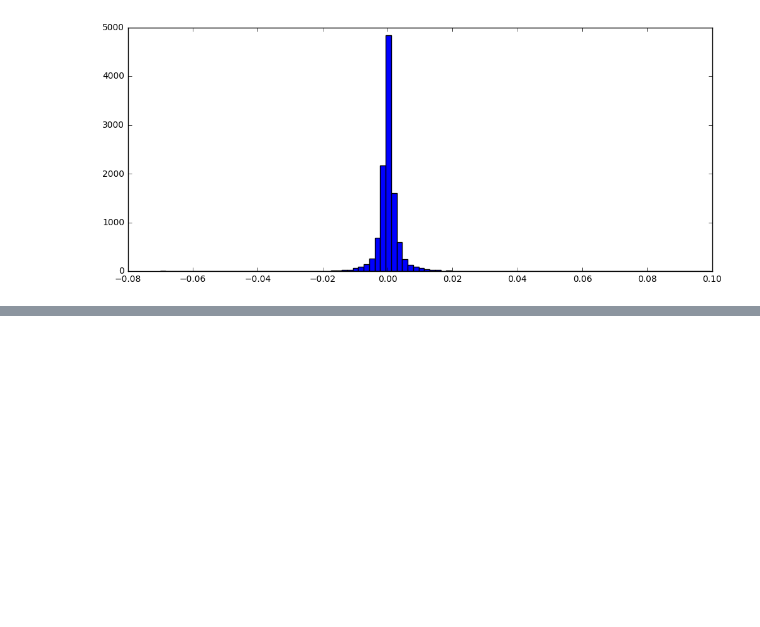
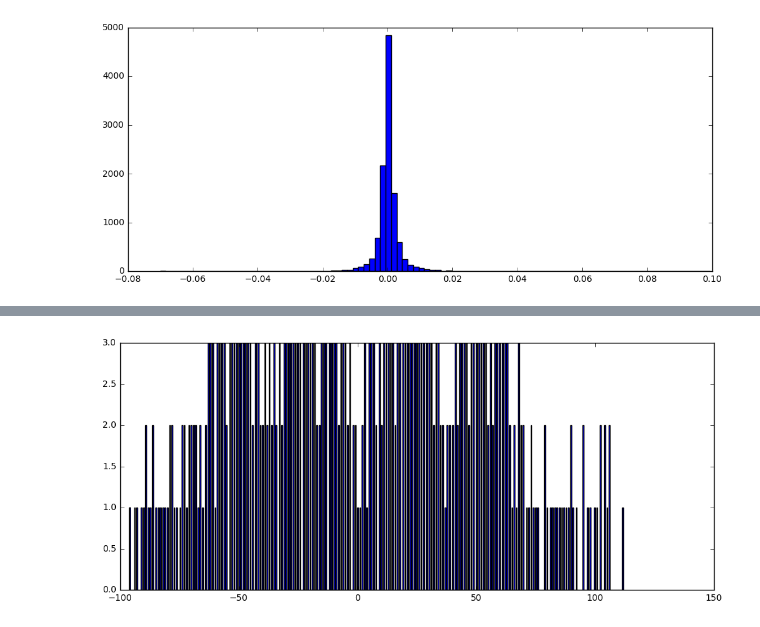
Before and after one commit to mrlovre/diplomski, a Jupyter notebook: ipynb/dipl_03.ipynb, the cells around one changed output, grey strips where cells are left out. Drawn from its saved outputs; the diff is of its cells as text; code cells hidden in the pictures; blank space fills up the shorter version.

```diff
--- a/ipynb/dipl_03.ipynb
+++ b/ipynb/dipl_03.ipynb
@@ -418,0 +419,6 @@ accuracy: 0.60883
+# %%
+a = Counter(negative_links)
+a.subtract(Counter(positive_links))
+plt.hist(list(a), bins=len(a));
+# %% [output]
+[figure, added]
```
Also changed, not shown: parts of 1 cell of this notebook, 1 other file.
